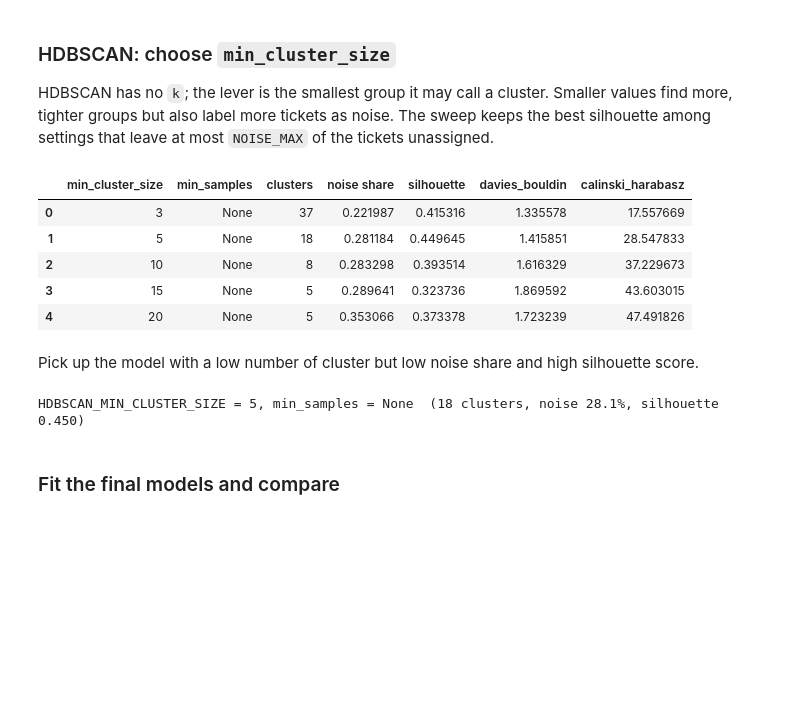
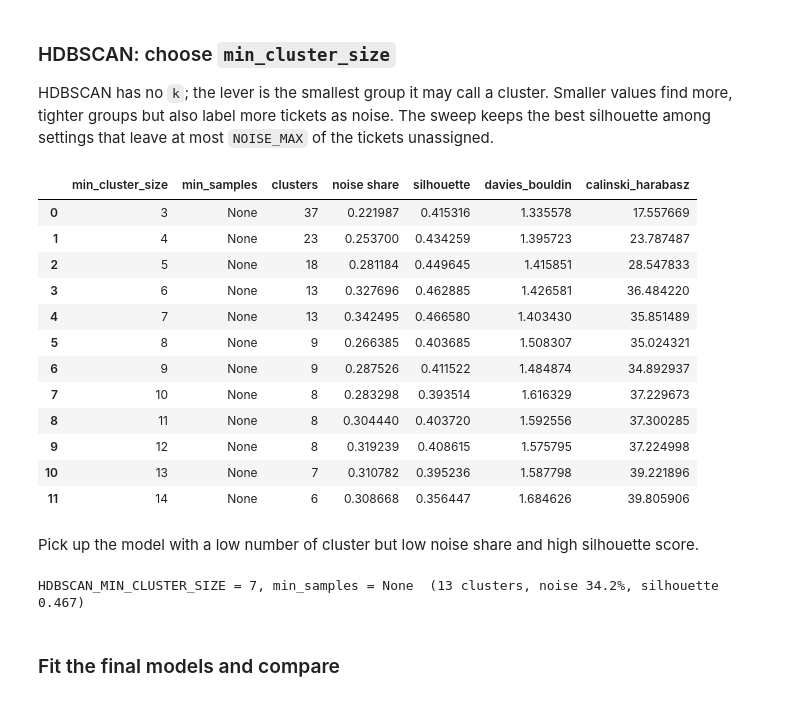
Before and after one commit to nicolaubruno/voll_technical_case, a Jupyter notebook: 1. Exploration.ipynb, the cells around one changed output. Cells and saved outputs as stored; diff of their text form; code cells hidden in the pictures; blank space fills up the shorter version.

Commit message:
Clean up Exploration notebook: read tokens, clean tokens, embeddings

```diff
--- a/1. Exploration.ipynb
+++ b/1. Exploration.ipynb
@@ -447,11 +472,11 @@ for label, pattern in PROBES.items():
     rows.append({
         "probe": label,
         "tickets": n_tickets,
-        "freq": n_tickets / NUMBER_DOCS,
+        "freq": n_tickets / NUMBER_TICKETS,
         "median_pos": np.median(found),
         "first_15%": (found < 0.15).mean(),
         "last_25%": (found > 0.75).mean()
     })
 
-pd.DataFrame(rows)
+display_dataframe_as_markdown(pd.DataFrame(rows))
 # %% [output]
@@ -632,27 +631,0 @@ Metrics can improve while the text is quietly being destroyed, so inspect the re
-# %%
-# Qualitative validation: read the cleaning, do not just trust the metrics.
-# Sample deliberately spans the edge cases surfaced in section 2.
-SAMPLES = {
-    523: "long, highly formal ticket",
-    63: "HTML <br> formatting",
-    3299: "JSON-malformed body",
-    2416: "shortest ticket (41 chars)",
-    88: "placeholder mid-sentence",
-    1052: "outbound agent reply (data-quality issue)",
-}
-
-for tid, why in SAMPLES.items():
-    before, after = cleaned_tickets_df["full_text"][tid], cleaned_tickets_df["full_text"][tid]
-    print(f"--- ticket {tid} | {why}")
-    print(f"    {len(before)} -> {len(after)} chars ({1 - len(after)/len(before):.0%} removed)")
-    print(f"    RAW  : {before[:250]}")
-    print(f"    CLEAN: {after[:250]}\n")
-
-# Over-cleaning guard: a short ticket must never be reduced to nothing.
-too_short = cleaned_tickets_df[cleaned_tickets_df["full_text"].str.len() < 30]
-print(f"cleaned documents under 30 chars : {len(too_short)}")
-print(f"empty cleaned documents          : {(cleaned_tickets_df['full_text'].str.len() == 0).sum()}")
-if len(too_short):
-    print("\nWARNING - rules may be too aggressive for:")
-    for tid, t in too_short.items():
-        print(f"  {tid}: {t!r}")
@@ -750,7 +700,7 @@ def embed_documents(
     texts = list(texts)
     digest = hashlib.sha1(("\n".join(texts) + model_name + prefix).encode("utf-8")).hexdigest()[:10]
     cache_dir.mkdir(parents=True, exist_ok=True)
-    cache_path = cache_dir / f"{model_name.replace('/', '__')}__{len(texts)}docs__{digest}.npy"
+    cache_path = cache_dir / f"{model_name.replace('/', '__')}__{len(texts)}__hash__{digest}.npy"
 
     if cache_path.exists():
         vectors = np.load(cache_path)
@@ -1018,38 +968,45 @@ HDBSCAN has no `k`; the lever is the smallest group it may call a cluster. Small
 more, tighter groups but also label more tickets as noise. The sweep keeps the best silhouette
 among settings that leave at most `NOISE_MAX` of the tickets unassigned.
 # %%
-HDBSCAN_MIN_CLUSTER_SIZES = [3, 5, 10, 15, 20]
+HDBSCAN_MIN_CLUSTER_SIZES = np.arange(3, 15)
 HDBSCAN_MIN_SAMPLES = [None]  # None -> defaults to min_cluster_size
 NOISE_MAX = 0.30
 
 # sklearn's HDBSCAN needs float64 for the cosine metric.
 hdbscan_input = pca_ticket_embeddings.astype(np.float64)
 
 hdbscan_sweep = []
 for mcs in HDBSCAN_MIN_CLUSTER_SIZES:
     for ms in HDBSCAN_MIN_SAMPLES:
         model = HDBSCAN(min_cluster_size=mcs, min_samples=ms, metric="cosine", copy=False).fit(hdbscan_input)
         hdbscan_sweep.append({"min_cluster_size": mcs, "min_samples": ms, **evaluate_clustering(model.labels_)})
 hdbscan_sweep = pd.DataFrame(hdbscan_sweep)
 hdbscan_sweep
 # %% [output]
 |  | min_cluster_size | min_samples | clusters | noise share | silhouette | davies_bouldin | calinski_harabasz |
 | 0 | 3 | None | 37 | 0.221987 | 0.415316 | 1.335578 | 17.557669 |
-| 1 | 5 | None | 18 | 0.281184 | 0.449645 | 1.415851 | 28.547833 |
-| 2 | 10 | None | 8 | 0.283298 | 0.393514 | 1.616329 | 37.229673 |
-| 3 | 15 | None | 5 | 0.289641 | 0.323736 | 1.869592 | 43.603015 |
-| 4 | 20 | None | 5 | 0.353066 | 0.373378 | 1.723239 | 47.491826 |
+| 1 | 4 | None | 23 | 0.253700 | 0.434259 | 1.395723 | 23.787487 |
+| 2 | 5 | None | 18 | 0.281184 | 0.449645 | 1.415851 | 28.547833 |
+| 3 | 6 | None | 13 | 0.327696 | 0.462885 | 1.426581 | 36.484220 |
+| 4 | 7 | None | 13 | 0.342495 | 0.466580 | 1.403430 | 35.851489 |
+| 5 | 8 | None | 9 | 0.266385 | 0.403685 | 1.508307 | 35.024321 |
+| 6 | 9 | None | 9 | 0.287526 | 0.411522 | 1.484874 | 34.892937 |
+| 7 | 10 | None | 8 | 0.283298 | 0.393514 | 1.616329 | 37.229673 |
+| 8 | 11 | None | 8 | 0.304440 | 0.403720 | 1.592556 | 37.300285 |
+| 9 | 12 | None | 8 | 0.319239 | 0.408615 | 1.575795 | 37.224998 |
+| 10 | 13 | None | 7 | 0.310782 | 0.395236 | 1.587798 | 39.221896 |
+| 11 | 14 | None | 6 | 0.308668 | 0.356447 | 1.684626 | 39.805906 |
 # %% [markdown]
 Pick up the model with a low number of cluster but low noise share and high silhouette score.
 # %%
-HDBSCAN_MIN_CLUSTER_SIZE = 5
+HDBSCAN_MIN_CLUSTER_SIZE = 7
 HDBSCAN_MIN_SAMPLES_BEST = None
 eligible = hdbscan_sweep[hdbscan_sweep["min_cluster_size"] == HDBSCAN_MIN_CLUSTER_SIZE]
 
 print(f"\nHDBSCAN_MIN_CLUSTER_SIZE = {HDBSCAN_MIN_CLUSTER_SIZE}, min_samples = {HDBSCAN_MIN_SAMPLES_BEST}  "
       f"({int(eligible['clusters'].iloc[0])} clusters, noise {eligible['noise share'].iloc[0]:.1%}, silhouette {eligible['silhouette'].iloc[0]:.3f})")
 # %% [output]
-HDBSCAN_MIN_CLUSTER_SIZE = 5, min_samples = None  (18 clusters, noise 28.1%, silhouette 0.450)
+HDBSCAN_MIN_CLUSTER_SIZE = 7, min_samples = None  (13 clusters, noise 34.2%, silhouette 0.467)
 # %% [markdown]
 ### Fit the final models and compare
 # %%
```
Also changed, not shown: parts of 47 cells of this notebook, 3 other files.
